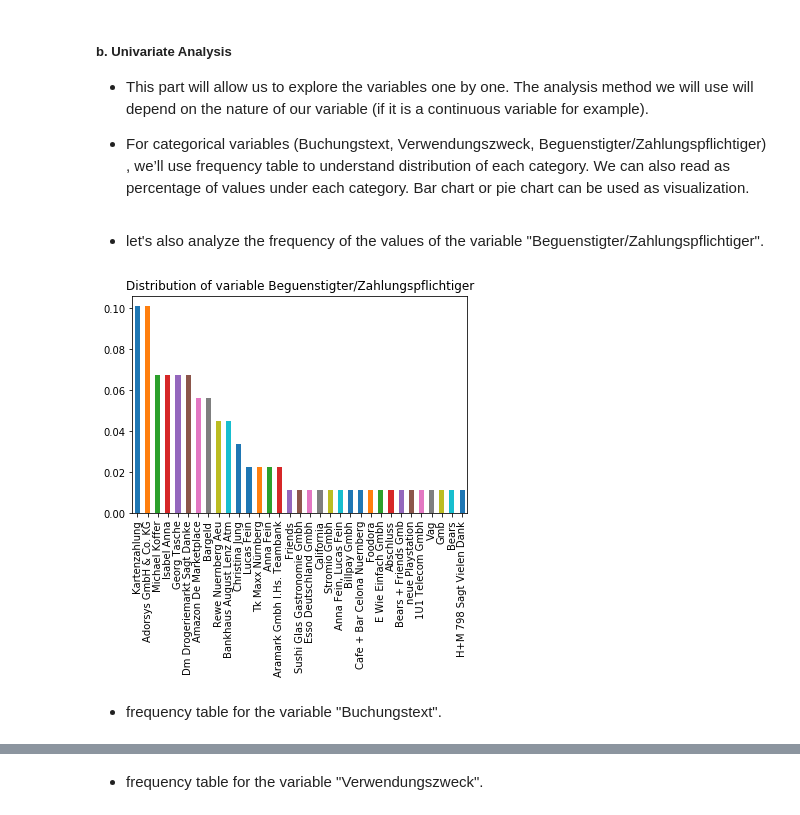
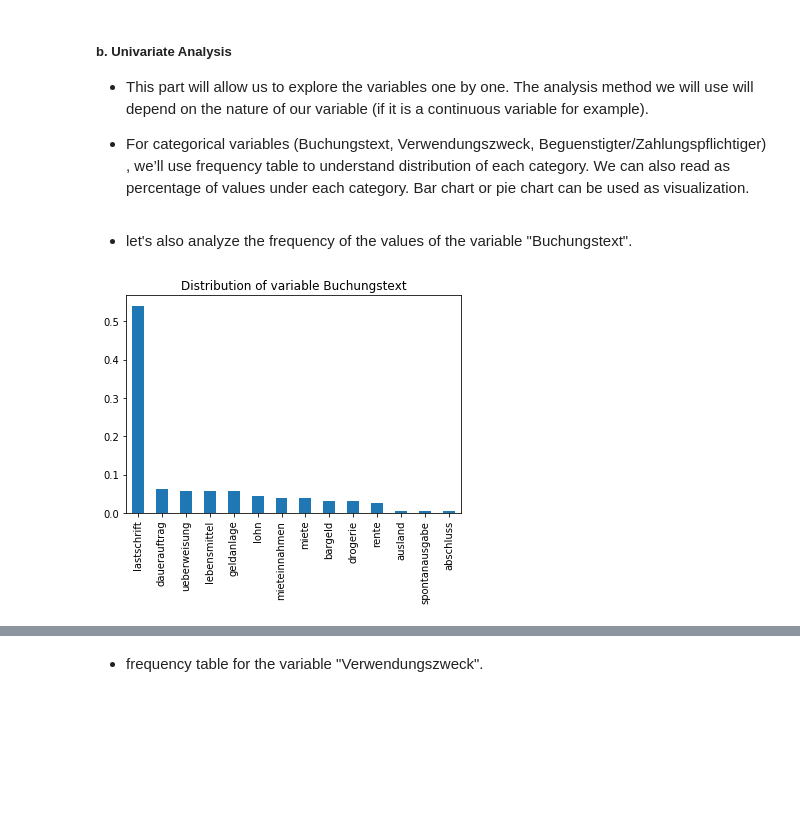
Before and after one commit to ted19b/saki_ss19, a Jupyter notebook: uebung_01/oss-saki-ss19-exercise-1.ipynb, the cells around one changed output, grey strips where cells are left out. Drawn from its saved outputs; the diff is of its cells as text; code cells hidden in the pictures; blank space fills up the shorter version.

```diff
--- a/uebung_01/oss-saki-ss19-exercise-1.ipynb
+++ b/uebung_01/oss-saki-ss19-exercise-1.ipynb
@@ -96,0 +221,28 @@ The quality of our input data determines the quality of our output result.
+# %%
+words_to_remove = "All Eur nbg Geb ref Blz gmb rse erg Fil lld xxx ccb elv bil Sekr Verf Alld gmbh ccbade spdude verfa pulsnitz maxx verfal " \
+"Nsct friends verfalld California Rfalld Doris Horst Dietrich Winkl  " \
+" Roethenbach  Karolinen End adorsys  Byladem sbt ssknde Beuthener str Uhr " \
+"Nuerenberg Nuernber Nuernb Nuremberg gries company ultra Schnieglin Fuerth ganz bequ www seon Lombagine Sebalder" \
+"Icherung vero koestr euro Folgenr Auslandsrei Deutschland Notprovided gmbAramark"
+
+
+def filter(sentence, list):
+    response = " ".join(word for word in sentence.split() if word not in list)
+    return response
+
+# Verwendungszweck
+words_to_remove_verwendungszweck = words_to_remove.lower().split()
+
+training_data_set.Verwendungszweck = training_data_set["Verwendungszweck"].apply(lambda sentence : filter(sentence, words_to_remove_verwendungszweck))
+testing_data_set.Verwendungszweck = testing_data_set["Verwendungszweck"].apply(lambda sentence : filter(sentence, words_to_remove_verwendungszweck))
+
+# let's also delete the terms that are repeated
+training_data_set.Verwendungszweck = training_data_set["Verwendungszweck"].apply(lambda sentence : ' '.join(set(sentence.split())))
+testing_data_set.Verwendungszweck = testing_data_set["Verwendungszweck"].apply(lambda sentence : ' '.join(set(sentence.split())))
+
+# Buchungstext
+word_to_remove_buchungstext = ["euro", "einzugsermaechtigung", "getraenke", "gehalt", "euroscheck", "belastung"]
+
+training_data_set.Buchungstext = training_data_set["Buchungstext"].apply(lambda sentence : filter(sentence, word_to_remove_buchungstext))
+
+training_data_set.sample(10)
@@ -97,7 +291,11 @@ The quality of our input data determines the quality of our output result.
 # %%
-to_drop = ['Auftragskonto', 'Valutadatum', 'Kontonummer', 'BLZ', 'Waehrung']
-data_set.drop(to_drop, inplace=True, axis=1)
+# names of the columns we want to delete
+to_drop = ['Auftragskonto', 'Buchungstag', 'Valutadatum', 'Beguenstigter', 'Kontonummer', 'BLZ', 'Waehrung']
+
+# suppression
+training_data_set.drop(to_drop, inplace=True, axis=1)
+testing_data_set.drop(to_drop, inplace=True, axis=1)
 
 # let's see what our data currently looks like
-data_set.head()
+training_data_set.head()
 # %% [output]
@@ -155,13 +349,11 @@ on the nature of our variable (if it is a continuous variable for example).
 * For categorical variables (Buchungstext, Verwendungszweck, Beguenstigter/Zahlungspflichtiger) , we’ll use frequency table to understand distribution of each category. We can also read as percentage of values under each category.
 Bar chart or pie chart can be used as visualization.
 # %% [markdown]
-* let's also analyze the frequency of the values of the variable "Beguenstigter/Zahlungspflichtiger".
+* let's also analyze the frequency of the values of the variable "Buchungstext".
 # %%
-# variable Beguenstigter/Zahlungspflichtiger
-data_set['Beguenstigter/Zahlungspflichtiger'].value_counts(normalize=True).plot(kind='bar')
-plt.title("Distribution of variable Beguenstigter/Zahlungspflichtiger")
+# bar chart for variable Buchungstext
+training_data_set['Buchungstext'].value_counts(normalize=True).plot(kind='bar', width=0.5)
+plt.title("Distribution of variable Buchungstext")
 plt.show()
 # %% [output]
-[figure, old version]
+[figure, new version]
-# %% [markdown]
-* frequency table for the variable "Buchungstext".
```
Also changed, not shown: parts of 60 cells of this notebook, 4 other files.
